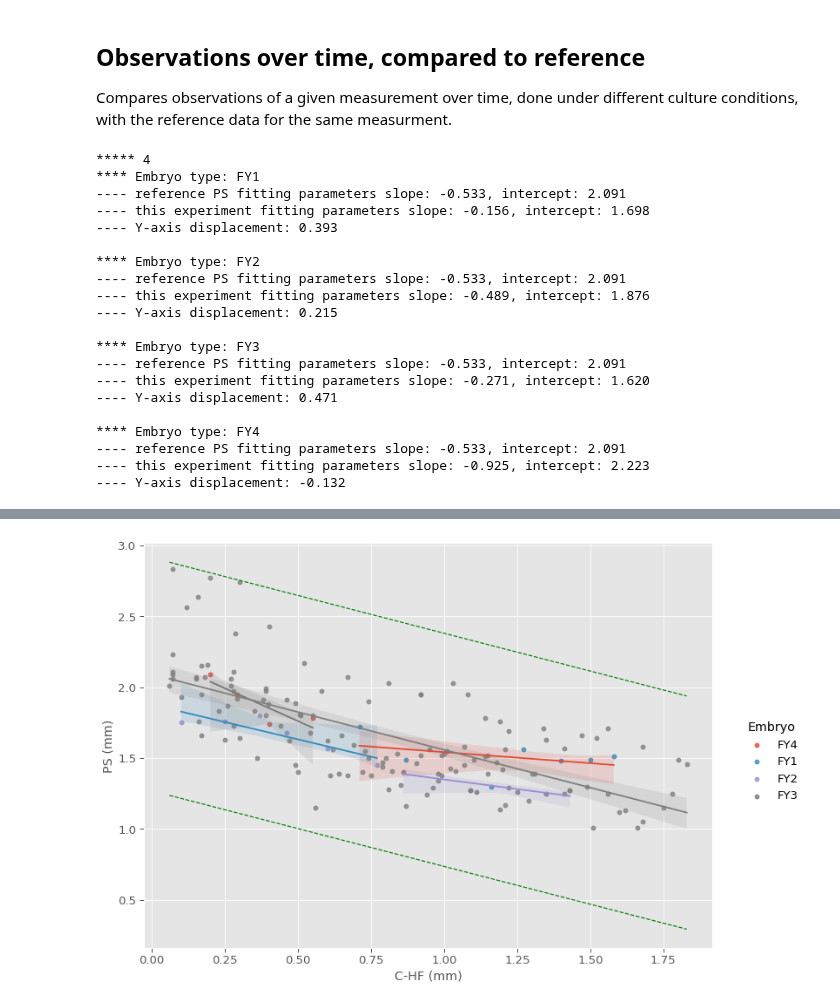
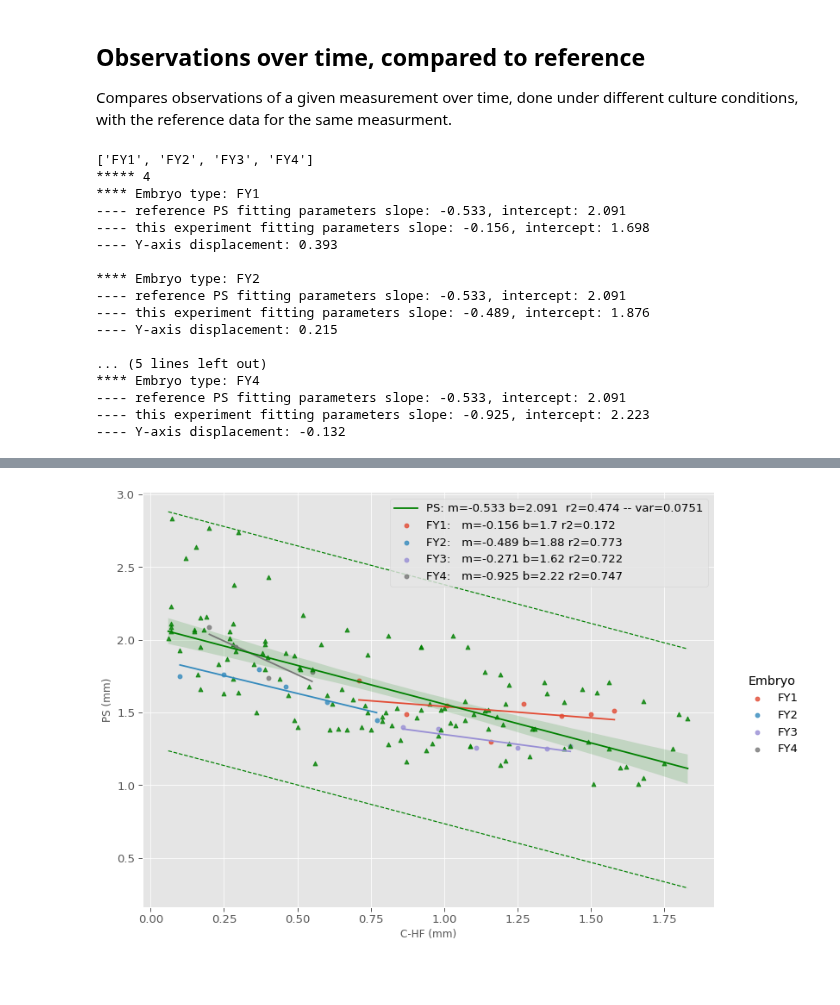
Before and after one commit to pjmartel/ChEEQ_tool, a Jupyter notebook: embryo_tool.ipynb, the cells around one changed output, grey strips where cells are left out. Saved outputs shown, nothing was run; the diff lists cells and outputs as text; code cells hidden in the pictures; blank space fills up the shorter version.

Commit message:
Fixed hue order compatible problem between lmplot and regplot in last graph

```diff
--- a/embryo_tool.ipynb
+++ b/embryo_tool.ipynb
@@ -120,6 +120,7 @@ def regplot_with_bands(ax, x_var, y_var, data, sigma=3.0,color=None,
   from scipy.stats import linregress
   import numpy as np
 
+  marker = '^'
   data_clean = data[[x_var, y_var]].dropna(axis=0, how='any')
   x = np.array(data_clean[x_var])
   y = np.array(data_clean[y_var])
@@ -140,7 +141,7 @@ def regplot_with_bands(ax, x_var, y_var, data, sigma=3.0,color=None,
   if limits:
     ax.set_xlim(min(x),max(x))
   regplot(x=x_var, y=y_var, data=data_clean, label=label,
-          color=color, scatter=scatter, ax=ax, **kwargs)
+          color=color, scatter=scatter, ax=ax, marker=marker, ci=ci, **kwargs)
   return label, m, b, r, yy_var
 
 def export_button(fig, name):
@@ -650,17 +651,20 @@ if x_measure == y_measure:
   printmd("Please change one or both measures.",color="#FF7575")
   raise(StopExecution)
 
+groups = temp_data.groupby(hue)
+hue_order = [name for (name, _) in groups]
 #temp_data = data_xper_multi[[x_meas,y_meas,'Embriao']].copy()
 #temp_data.dropna(axis=0, how='any', inplace=True)
 temp_data = data_xper_multi[[x_measure,y_measure,hue]].dropna(axis=0, how='any')
 g = sb.lmplot(x=x_measure,y=y_measure, aspect=1.5,
               data=temp_data, legend=True,
               #data=data_xper_multi[[x_meas,y_meas,'Embriao']].dropna(axis=0, how='any'),
-              hue=hue,fit_reg=False)
+              hue=hue, hue_order=hue_order, fit_reg=False)
 ax = g.ax
 # compute linear regression of measured variable
 
-groups = temp_data.groupby(hue)
+
+print([name for (name, _) in groups])
 print("*****",len(groups))
 labels = []
 for name, gr in groups:
@@ -672,15 +676,17 @@ for name, gr in groups:
   mm, bm, rm, _, _ = linregress(x, y)
   labels.append(f"{name}:   m={mm:.3} b={bm:.3} r2={rm**2:.3}")
 
-  print("**** "+hue+" type:",name)
+  print(f"**** {hue} type: {name}")
   print(f"---- reference {y_measure} fitting parameters",
         f"slope: {m:5.3f}, intercept: {b:5.3f}")
   print("---- this experiment fitting parameters",
         f"slope: {mm:5.3f}, intercept: {bm:5.3f}")
   print(f"---- Y-axis displacement: {b-bm:5.3f}")
   print()
-  _ = sb.regplot(x=x_measure, y=y_measure, data=gr,
+  _ = sb.regplot(x=x_measure, y=y_measure, data=gr, ci=None,
                label=name,ax=ax, scatter=False)
+
+  #plt.setp(ax2.collections[3], alpha=0)
 #  _ = sb.regplot(x=x_meas, y=y_meas, data=data_xper_multi,
 #               label="",ax=g.ax,color='blue', scatter=False)
 
@@ -692,38 +698,35 @@ fig.set_facecolor('white')
 export_button(fig, "obs_vs_time_comp_ref.pdf")
 legend_labels = ['_']*len(groups)+['_','_',label]+labels
 #legend_labels = ['_','_','_','_',label]+labels
 label, m, b, r, var = regplot_with_bands(ax=ax, x_var=x_measure, y_var=y_measure, sigma=sigma,
-                   data=data_ref, scatter=True,limits=False,color="gray")
-#_ = ax.legend(legend_labels)
+                   data=data_ref, scatter=True,limits=False,color="green")
+_ = ax.legend(legend_labels)
 
 
 # Add units to labels
 x_unit = " (hours)" if x_measure=='Time' else " (mm)"
 ax.set_xlabel(ax.get_xlabel() + x_unit)
 _ = ax.set_ylabel(ax.get_ylabel()+" (mm)")
 
 # Compute linear regressions and their relativa displacement
 # x-Measure versus time for all embryos plus reference data
 # %% [output]
+['FY1', 'FY2', 'FY3', 'FY4']
 ***** 4
 **** Embryo type: FY1
 ---- reference PS fitting parameters slope: -0.533, intercept: 2.091
 ---- this experiment fitting parameters slope: -0.156, intercept: 1.698
 ---- Y-axis displacement: 0.393
 
 **** Embryo type: FY2
 ---- reference PS fitting parameters slope: -0.533, intercept: 2.091
 ---- this experiment fitting parameters slope: -0.489, intercept: 1.876
 ---- Y-axis displacement: 0.215
 
-**** Embryo type: FY3
----- reference PS fitting parameters slope: -0.533, intercept: 2.091
----- this experiment fitting parameters slope: -0.271, intercept: 1.620
----- Y-axis displacement: 0.471
-
+... (5 lines left out)
 **** Embryo type: FY4
 ---- reference PS fitting parameters slope: -0.533, intercept: 2.091
 ---- this experiment fitting parameters slope: -0.925, intercept: 2.223
 ---- Y-axis displacement: -0.132
 [interactive output not drawn]
-[figure, old version]
+[figure, new version]
```
Also changed, not shown: parts of 1 cell of this notebook.
